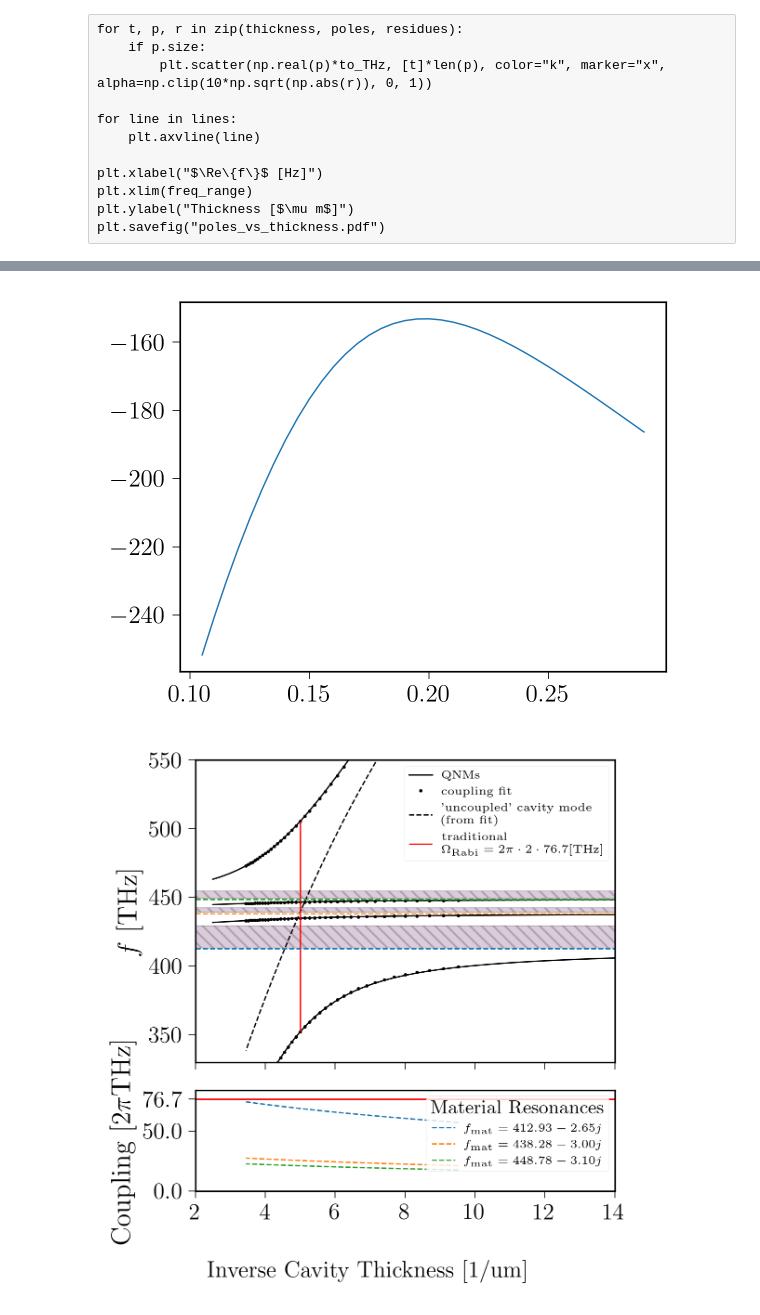
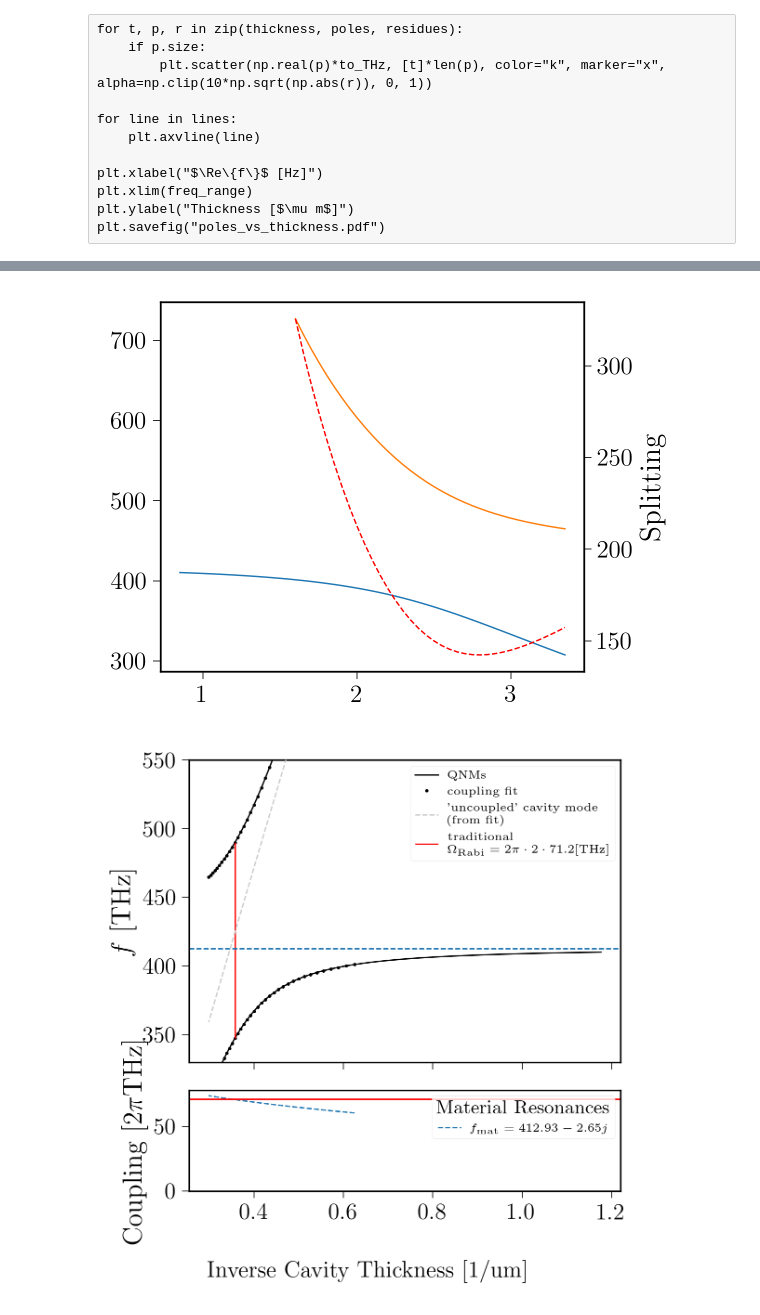
Before and after one commit to jan-david-fischbach/agsurmof, a Jupyter notebook: notebooks/plot_subdivide_results.ipynb, the cells around one changed output, grey strips where cells are left out. Saved outputs shown, nothing was run; the diff lists cells and outputs as text; code cells hidden in the pictures.

```diff
--- a/notebooks/plot_subdivide_results.ipynb
+++ b/notebooks/plot_subdivide_results.ipynb
@@ -192,9 +197,13 @@ poles_tracked_filtered[np.abs(residues_tracked)<1e-5] = np.nan
 # %%
 _ = plt.plot(thickness, poles_tracked_filtered.real*to_THz, ".-")
 for i, ptf in enumerate(poles_tracked_filtered.T*to_THz):
-    plt.annotate(f"p{i}", (thickness[0],ptf.real[0]), fontsize=5)
-    plt.annotate(f"p{i}", (thickness[-1],ptf.real[-1]),fontsize=5)
-plt.ylim(min(w_r), max(w_r))
+    filter = ~np.isnan(ptf)
+    if not np.any(filter):
+        continue
+    plt.annotate(f"p{i}", (thickness[filter][0],ptf[filter].real[0]), fontsize=5)
+    plt.annotate(f"p{i}", (thickness[filter][-1],ptf[filter].real[-1]),fontsize=5)
+#plt.ylim(min(w_r), max(w_r))
+#plt.xlim(0,2)
 plt.figure()
 
 plt.plot(poles_tracked_filtered.real*to_THz, poles_tracked_filtered.imag*to_THz, ".-")
@@ -216,14 +225,26 @@ if npoles == 3:
 elif npoles==2:
   selection = [3,9,1] if osc==0.1 else [1,4,18]
 else:
-  selection = [1,120]
+  if osc==0.25 and damping==0.1:
+    selection=[59, 69]
+    mode_number = 20
+  elif osc==1 and damping==1:
+    selection=[44, 142]
+    mode_number = 10
+  else:
+    selection = [1,120]
 fundamental = poles_tracked_filtered[:, selection]
-splitting = (fundamental[:, 0]-fundamental[:, -1])*to_THz
-plt.plot(thickness, splitting)
-rabi_idx = np.nanargmin(np.abs(splitting))
-f_rabi = np.nanmin(np.abs(splitting))
+
+plt.plot(thickness, fundamental*to_THz)
+plt.twinx()
+
+splitting = np.abs(np.real(fundamental[:, 0]-fundamental[:, -1]))*to_THz
+plt.plot(thickness, splitting, "r--")
+plt.ylabel("Splitting")
+rabi_idx = np.nanargmin(splitting)
+f_rabi = np.nanmin(splitting)
 # %% [output]
-[figure, old version]
+[figure, new version]
 # %%
 INV_L = True
 
@@ -256,36 +277,36 @@ for i, t in enumerate(thickness):
 
 plt.plot(param, np.array(evs_fit).real/(2*np.pi), "k.")
 plt.plot([], [], "k.", label="coupling fit")
-plt.plot(param, np.array(om_os)/(2*np.pi), "k--", label="'uncoupled' cavity mode\n(from fit)")
+plt.plot(param, np.array(om_os)/(2*np.pi), "--", color=(0.8, 0.8, 0.8), zorder=5, label="'uncoupled' cavity mode\n(from fit)")
 plt.vlines([param[rabi_idx]],*f_mode[rabi_idx, [0, -1]], color="r", label=f"traditional\n$\Omega_\mathrm{{Rabi}}=2\pi\cdot2\cdot{f_rabi.real/2:.1f}[\mathrm{{THz}}]$")
 plt.ylim(330, 550)
 plt.ylabel("$f$ [THz]")
 plt.legend(fontsize=6)
 
-for ls in lines.reshape(-1, 2):
-    plt.fill_between((-2, 30), ls[0], ls[1], hatch="\\\\\\\\", color=(0.3,0,0.3,0.2), edgecolor=(0,0,0,0.2), lw=0.5)
+# for ls in lines.reshape(-1, 2):
+#     plt.fill_between((-2, 30), ls[0], ls[1], hatch="\\\\\\\\", color=(0.3,0,0.3,0.2), edgecolor=(0,0,0,0.2), lw=0.5)
 
 for i,mat_pole in enumerate(material_poles/(2*np.pi)):
     plt.axhline(mat_pole, color=f"C{i}", linestyle="--")
 
 plt.sca(axs[1])
 # plt.gca().yaxis.tick_right()
 # plt.gca().yaxis.set_label_position("right")
 plt.ylabel("Coupling [$2\pi$THz]")
 Cs = np.array(Cs)
 cs = np.sqrt(np.real(Cs))/(2*np.pi)
 for i,coupling in enumerate(cs.T):
     plt.plot(param, coupling, "--", label=f"$f_\mathrm{{mat}}={material_poles[i]/(2*np.pi):.2f}$")
 plt.axhline(f_rabi.real/2, color="r")
 plt.ylim(0, 1.1*f_rabi.real/2)
-plt.yticks([0, 50, 76.7])
+#plt.yticks([0, 50, 76.7])
 #plt.plot(param, np.sum(cs, axis=-1), label="sum")
 
 plt.legend(fontsize=6, title="Material Resonances", loc="upper right")
 if INV_L:
     fig.supxlabel("Inverse Cavity Thickness [1/um]")
-    plt.xlim(2,14)
+    #plt.xlim(2,14)
 else:
     fig.supxlabel("Cavity Thickness [um]")
 # %% [output]
-[figure, old version]
+[figure, new version]
```
Also changed, not shown: parts of 7 cells of this notebook, 21 other files.
